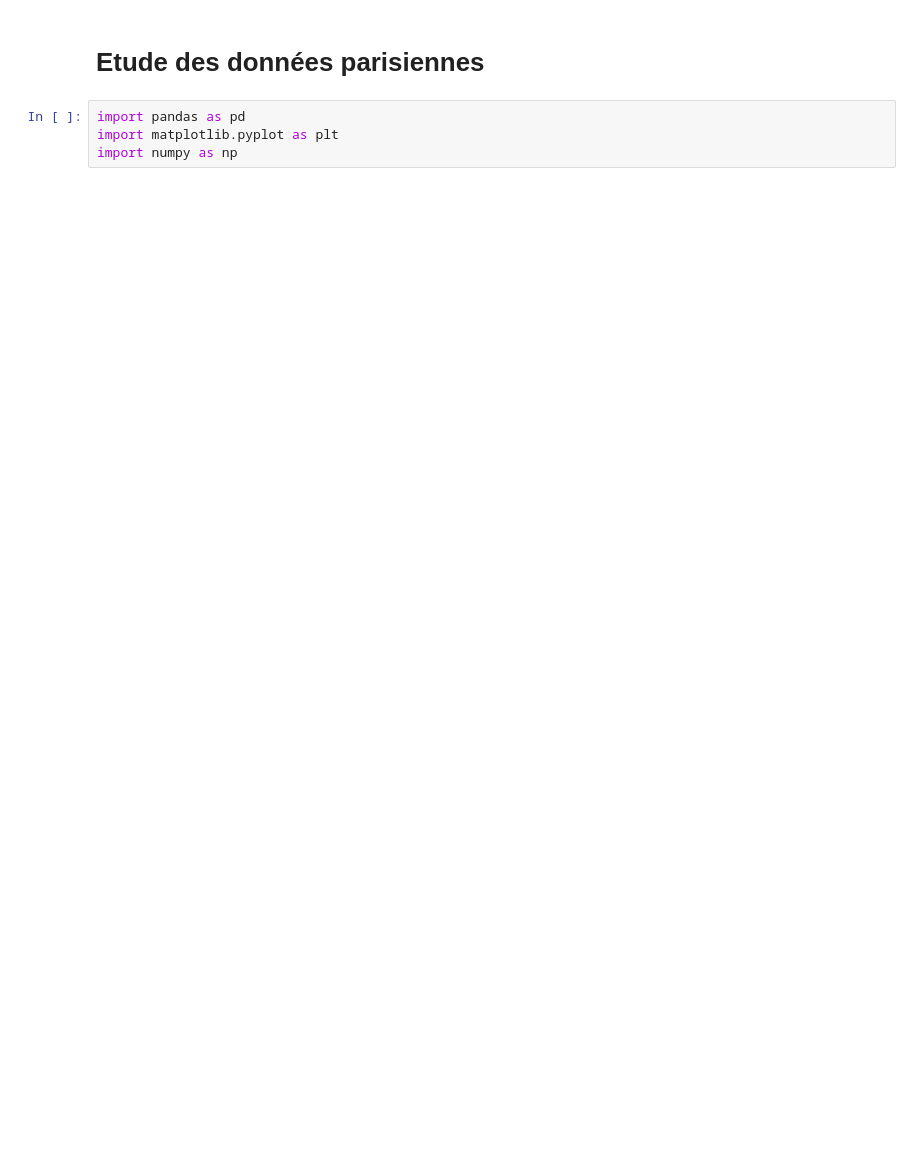
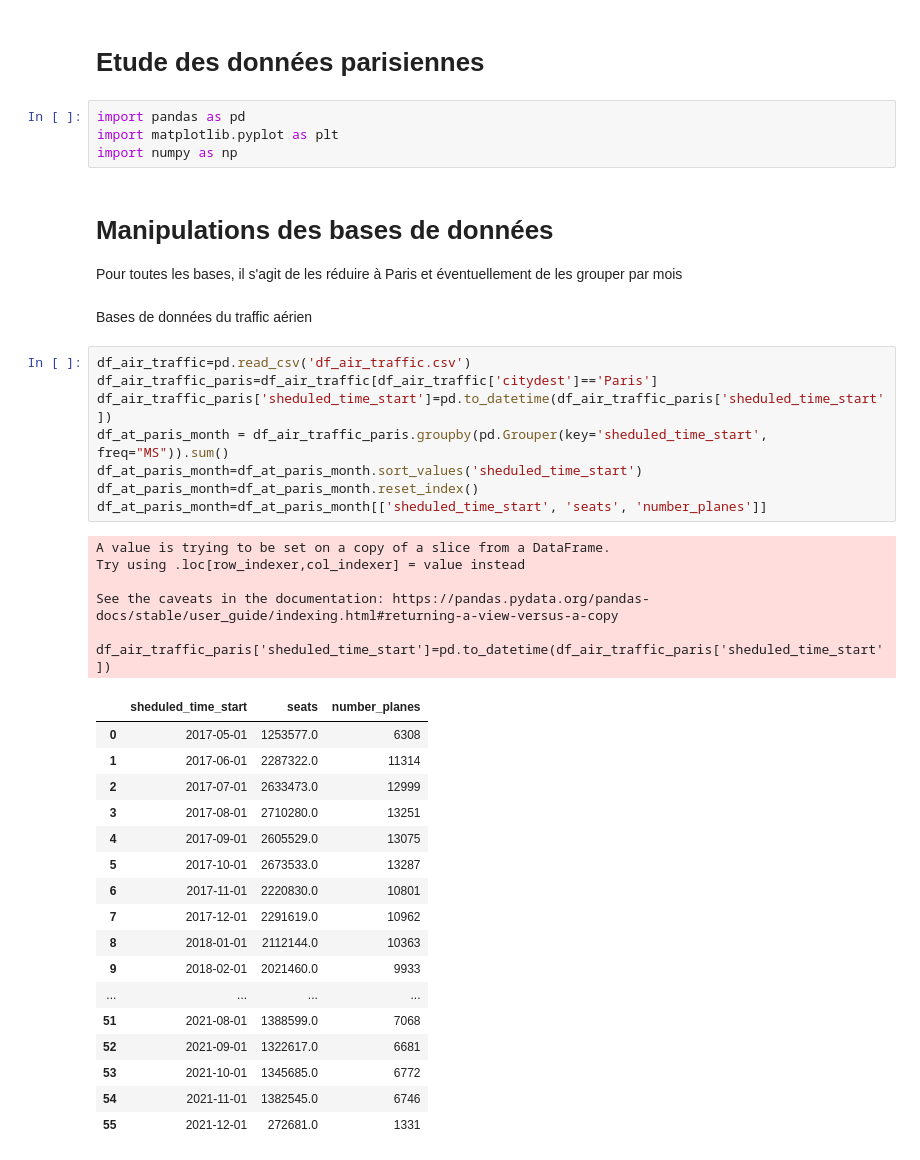
Before and after one commit to julienowack/stat_app, a Jupyter notebook: Data_Paris.ipynb, the cells around one changed output. Saved outputs shown, nothing was run; the diff lists cells and outputs as text; blank space fills up the shorter version.

```diff
--- a/Data_Paris.ipynb
+++ b/Data_Paris.ipynb
@@ -4,3 +4,39 @@
 import pandas as pd
 import matplotlib.pyplot as plt
 import numpy as np
+# %% [markdown]
+# Manipulations des bases de données
+Pour toutes les bases, il s'agit de les réduire à Paris et éventuellement de les grouper par mois
+# %% [markdown]
+Bases de données du traffic aérien
+# %%
+df_air_traffic=pd.read_csv('df_air_traffic.csv')
+df_air_traffic_paris=df_air_traffic[df_air_traffic['citydest']=='Paris']
+df_air_traffic_paris['sheduled_time_start']=pd.to_datetime(df_air_traffic_paris['sheduled_time_start'])
+df_at_paris_month = df_air_traffic_paris.groupby(pd.Grouper(key='sheduled_time_start', freq="MS")).sum()
+df_at_paris_month=df_at_paris_month.sort_values('sheduled_time_start')
+df_at_paris_month=df_at_paris_month.reset_index()
+df_at_paris_month=df_at_paris_month[['sheduled_time_start', 'seats', 'number_planes']]
+# %% [output]
+A value is trying to be set on a copy of a slice from a DataFrame.
+Try using .loc[row_indexer,col_indexer] = value instead
+
+See the caveats in the documentation: https://pandas.pydata.org/pandas-docs/stable/user_guide/indexing.html#returning-a-view-versus-a-copy
+  df_air_traffic_paris['sheduled_time_start']=pd.to_datetime(df_air_traffic_paris['sheduled_time_start'])
+|  | sheduled_time_start | seats | number_planes |
+| 0 | 2017-05-01 | 1253577.0 | 6308 |
+| 1 | 2017-06-01 | 2287322.0 | 11314 |
+| 2 | 2017-07-01 | 2633473.0 | 12999 |
+| 3 | 2017-08-01 | 2710280.0 | 13251 |
+| 4 | 2017-09-01 | 2605529.0 | 13075 |
+| 5 | 2017-10-01 | 2673533.0 | 13287 |
+| 6 | 2017-11-01 | 2220830.0 | 10801 |
+| 7 | 2017-12-01 | 2291619.0 | 10962 |
+| 8 | 2018-01-01 | 2112144.0 | 10363 |
+| 9 | 2018-02-01 | 2021460.0 | 9933 |
+| ... | ... | ... | ... |
+| 51 | 2021-08-01 | 1388599.0 | 7068 |
+| 52 | 2021-09-01 | 1322617.0 | 6681 |
+| 53 | 2021-10-01 | 1345685.0 | 6772 |
+| 54 | 2021-11-01 | 1382545.0 | 6746 |
+| 55 | 2021-12-01 | 272681.0 | 1331 |
```
Also changed, not shown: parts of 6 cells of this notebook.
